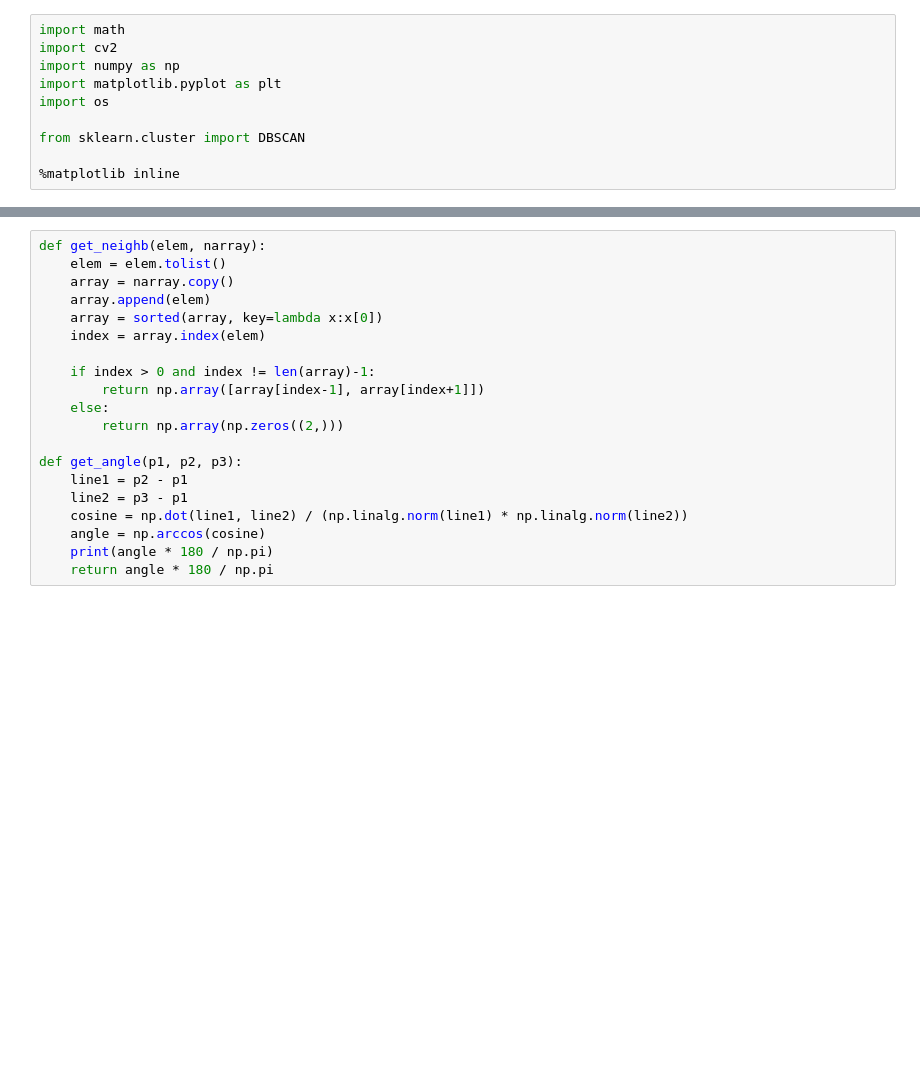
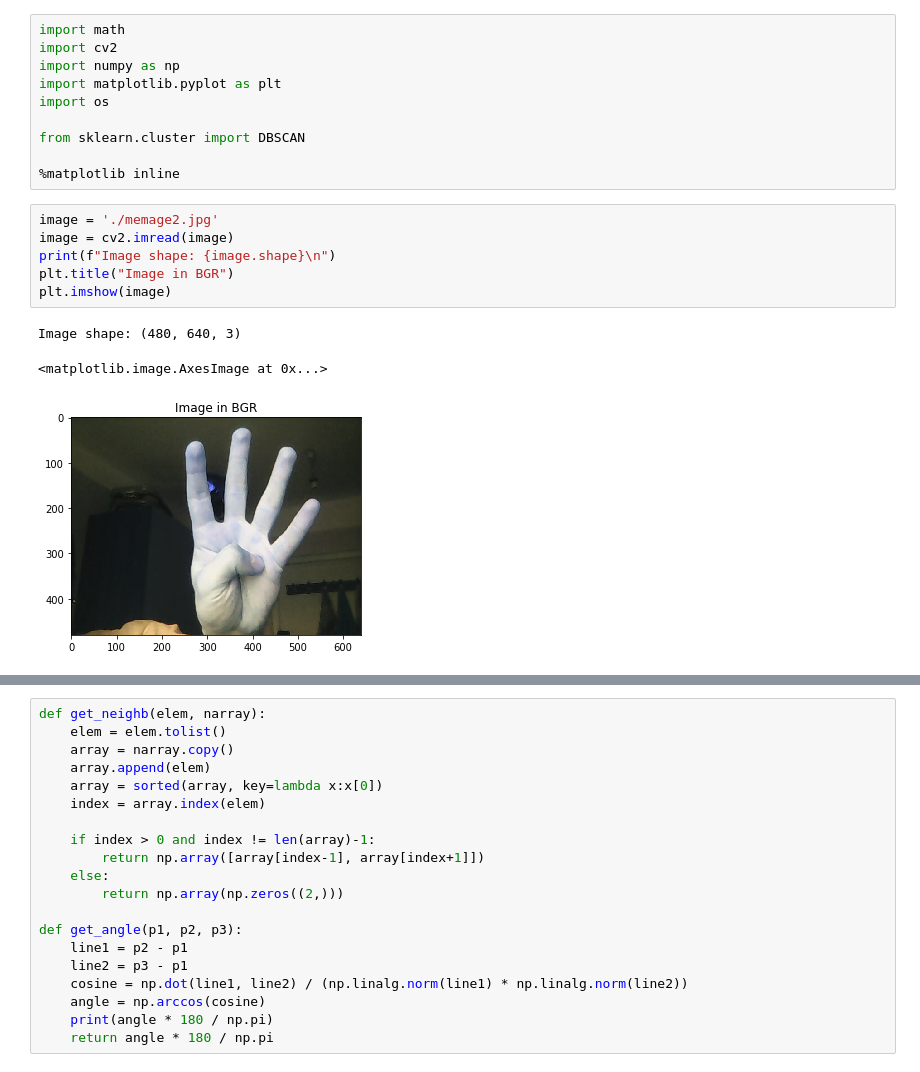
Before and after one commit to vanhry/Count-fingers, a Jupyter notebook: image_process.ipynb, the cells around one changed output, grey strips where cells are left out. Saved outputs shown, nothing was run; the diff lists cells and outputs as text; blank space fills up the shorter version.

```diff
--- a/image_process.ipynb
+++ b/image_process.ipynb
@@ -8,6 +8,16 @@ import os
 from sklearn.cluster import DBSCAN
 
 %matplotlib inline
+# %%
+image = './memage2.jpg'
+image = cv2.imread(image)
+print(f"Image shape: {image.shape}\n")
+plt.title("Image in BGR")
+plt.imshow(image)
+# %% [output]
+Image shape: (480, 640, 3)
+<matplotlib.image.AxesImage at 0x...>
+[figure, added]
 # %%
 %%time
 
```
Also changed, not shown: parts of 19 cells of this notebook.
